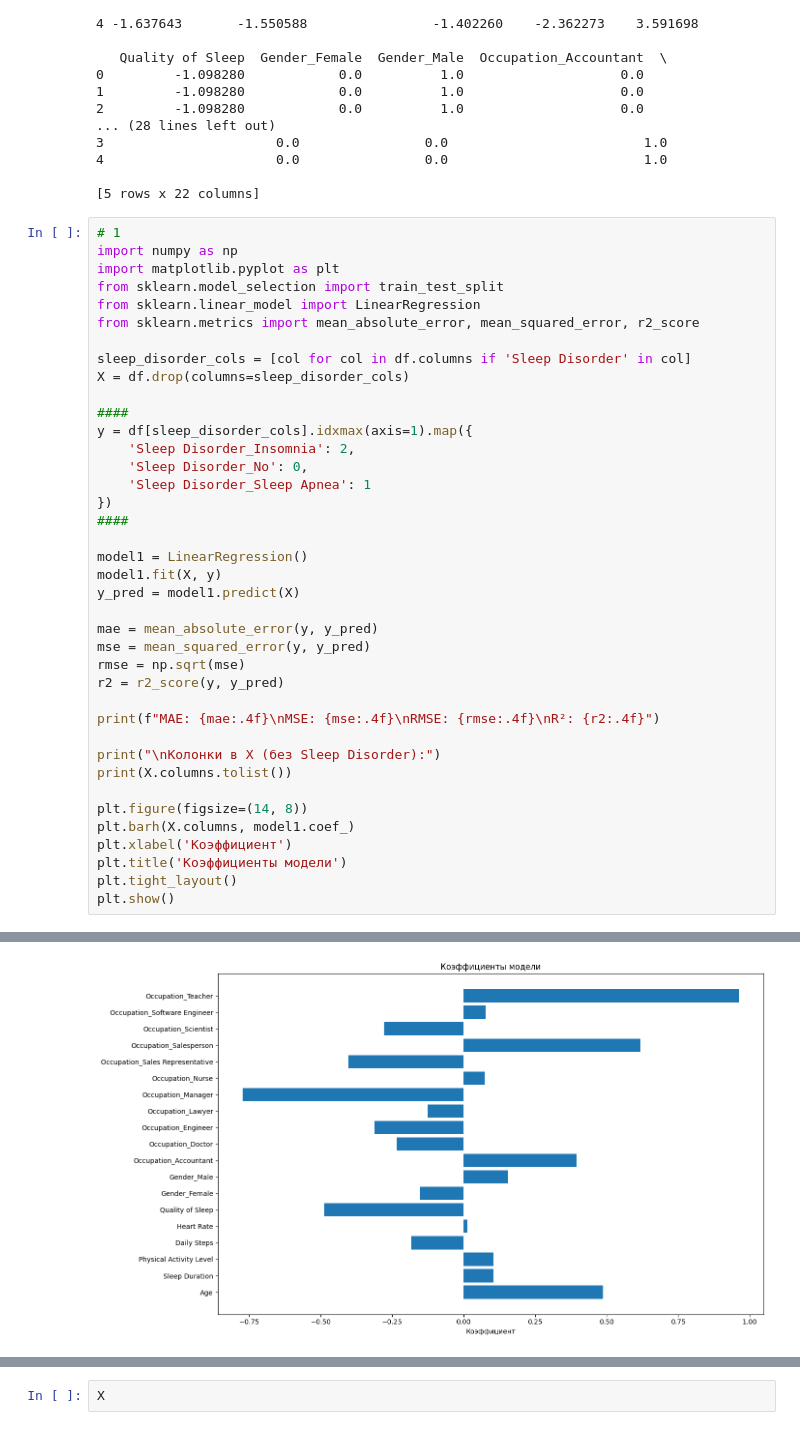
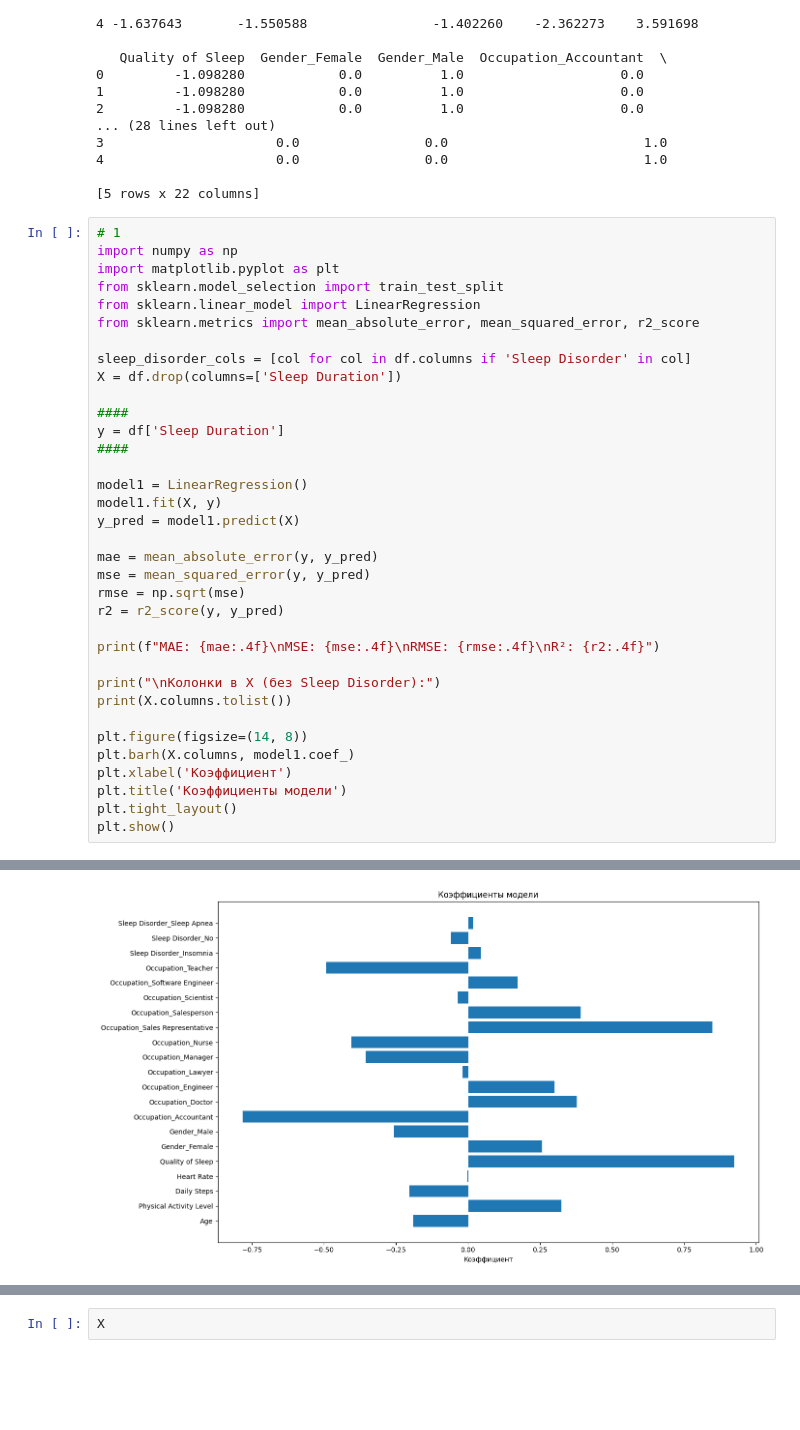
Before and after one commit to Lococo231/MO_Tasks, a Jupyter notebook: Домашнее_задание_2.ipynb, the cells around one changed output, grey strips where cells are left out. Saved outputs shown, nothing was run; the diff lists cells and outputs as text; blank space fills up the shorter version.

```diff
--- a/Домашнее_задание_2.ipynb
+++ b/Домашнее_задание_2.ipynb
@@ -284,14 +284,10 @@ from sklearn.linear_model import LinearRegression
 from sklearn.metrics import mean_absolute_error, mean_squared_error, r2_score
 
 sleep_disorder_cols = [col for col in df.columns if 'Sleep Disorder' in col]
-X = df.drop(columns=sleep_disorder_cols)
+X = df.drop(columns=['Sleep Duration'])
 
 ####
-y = df[sleep_disorder_cols].idxmax(axis=1).map({
-    'Sleep Disorder_Insomnia': 2,
-    'Sleep Disorder_No': 0,
-    'Sleep Disorder_Sleep Apnea': 1
-})
+y = df['Sleep Duration']
 ####
 
 model1 = LinearRegression()
@@ -325,4 +321,4 @@ R²: 0.6517
-[figure, old version]
+[figure, new version]
 # %%
 df
 # %% [output]
```
Also changed, not shown: parts of 5 cells of this notebook.
